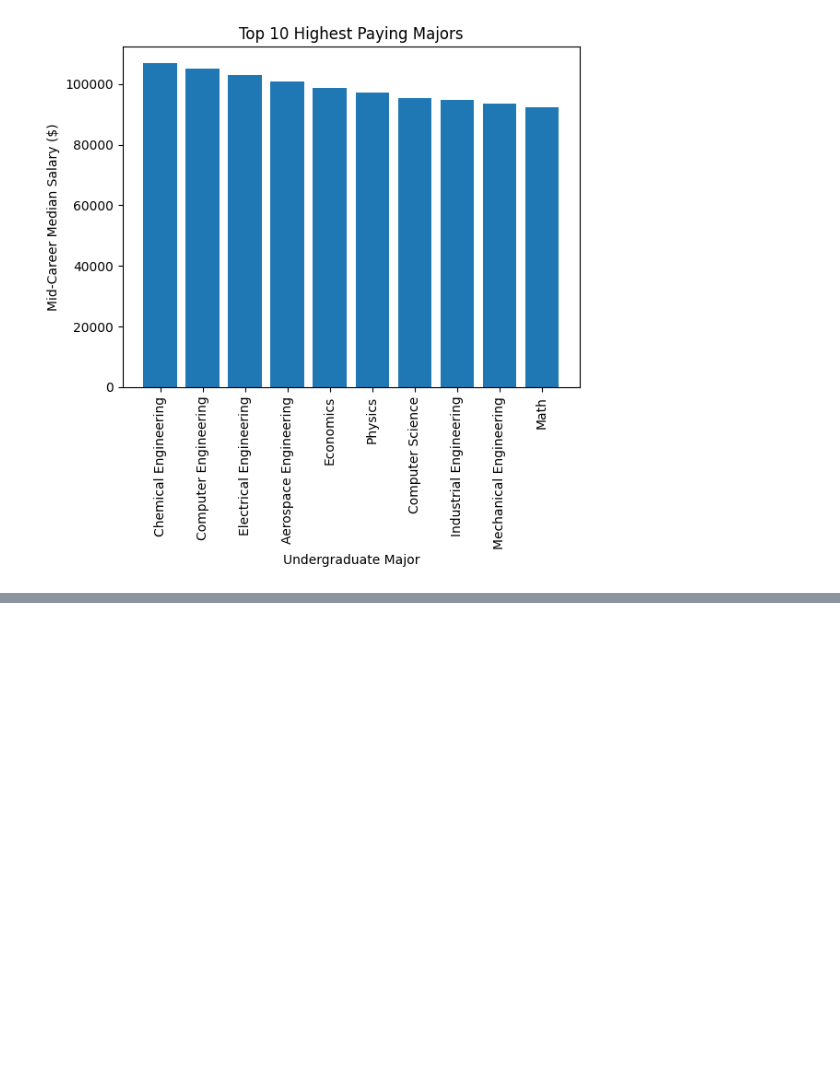
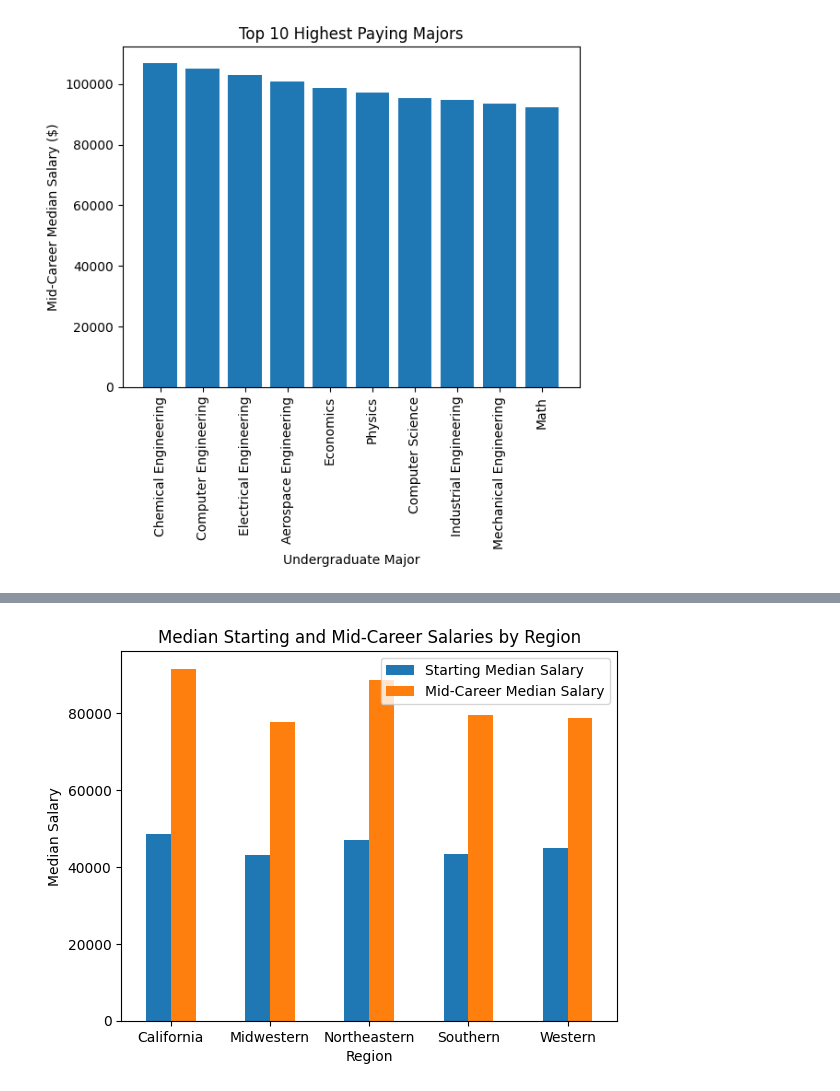
Before and after one commit to ashleyalee/DH140-Final, a Jupyter notebook: dh-140-final-AL.ipynb, the cells around one changed output, grey strips where cells are left out. Saved outputs shown, nothing was run; the diff lists cells and outputs as text; code cells hidden in the pictures; blank space fills up the shorter version.

```diff
--- a/dh-140-final-AL.ipynb
+++ b/dh-140-final-AL.ipynb
@@ -343,0 +284,15 @@ plt.show()
+# %%
+salaries_by_region = region.groupby('Region')[['Starting Median Salary', 'Mid-Career Median Salary']].median()
+
+# create a bar chart to compare salaries by region
+salaries_by_region.plot(kind='bar', rot=0)
+
+# customize the plot
+plt.xlabel('Region')
+plt.ylabel('Median Salary')
+plt.title('Median Starting and Mid-Career Salaries by Region')
+
+
+plt.show()
+# %% [output]
+[figure, added]
```
Also changed, not shown: parts of 42 cells of this notebook.
